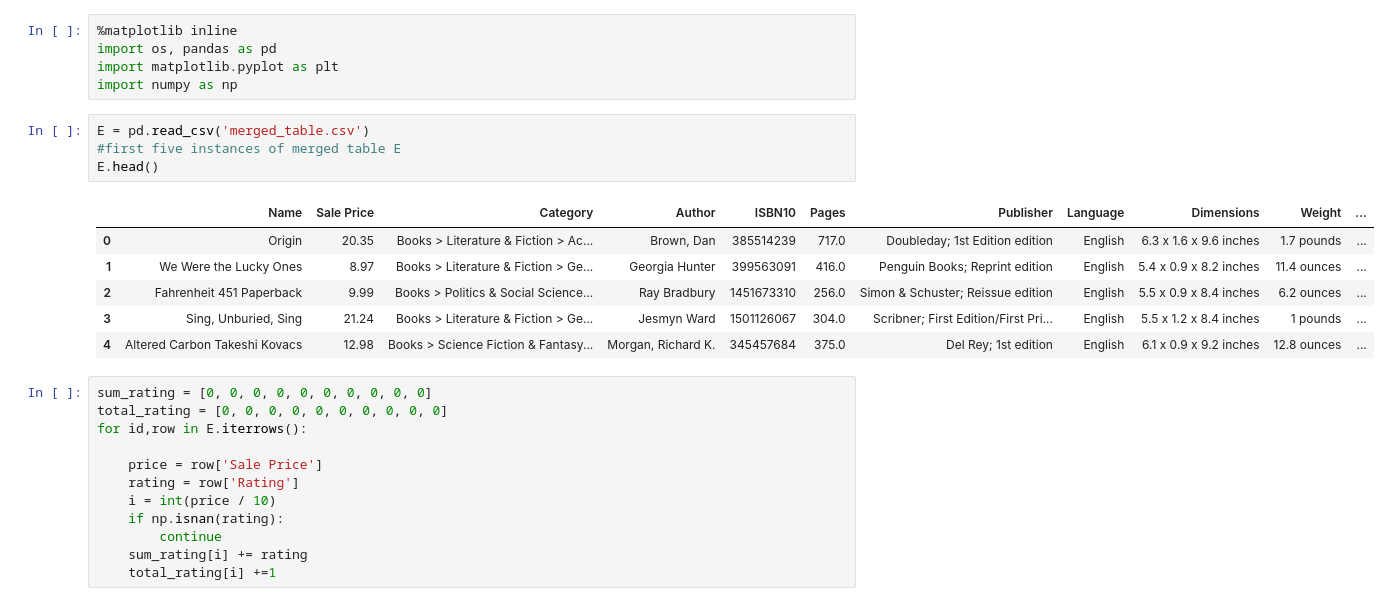
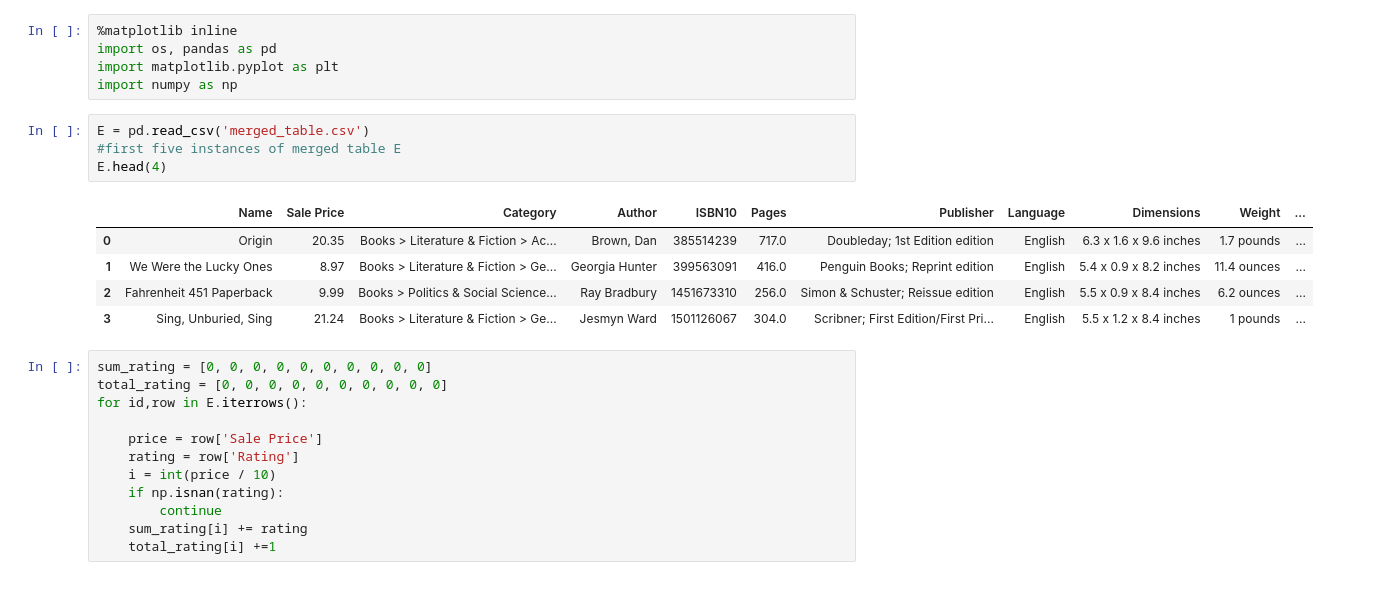
Before and after one commit to deepanshugera/data-analysis-cs839, a Jupyter notebook: Analysis.ipynb, the cells around one changed output. Cells and saved outputs as stored; diff of their text form.

```diff
--- a/Analysis.ipynb
+++ b/Analysis.ipynb
@@ -6,14 +6,13 @@ import numpy as np
 # %%
 E = pd.read_csv('merged_table.csv')
 #first five instances of merged table E
-E.head()
+E.head(4)
 # %% [output]
 |  | Name | Sale Price | Category | Author | ISBN10 | Pages | Publisher | Language | Dimensions | Weight | ... |
 | 0 | Origin | 20.35 | Books > Literature & Fiction > Ac... | Brown, Dan | 385514239 | 717.0 | Doubleday; 1st Edition edition | English | 6.3 x 1.6 x 9.6 inches | 1.7 pounds | ... |
 | 1 | We Were the Lucky Ones | 8.97 | Books > Literature & Fiction > Ge... | Georgia Hunter | 399563091 | 416.0 | Penguin Books; Reprint edition | English | 5.4 x 0.9 x 8.2 inches | 11.4 ounces | ... |
 | 2 | Fahrenheit 451 Paperback | 9.99 | Books > Politics & Social Science... | Ray Bradbury | 1451673310 | 256.0 | Simon & Schuster; Reissue edition | English | 5.5 x 0.9 x 8.4 inches | 6.2 ounces | ... |
 | 3 | Sing, Unburied, Sing | 21.24 | Books > Literature & Fiction > Ge... | Jesmyn Ward | 1501126067 | 304.0 | Scribner; First Edition/First Pri... | English | 5.5 x 1.2 x 8.4 inches | 1 pounds | ... |
-| 4 | Altered Carbon Takeshi Kovacs | 12.98 | Books > Science Fiction & Fantasy... | Morgan, Richard K. | 345457684 | 375.0 | Del Rey; 1st edition | English | 6.1 x 0.9 x 9.2 inches | 12.8 ounces | ... |
 # %%
 sum_rating = [0, 0, 0, 0, 0, 0, 0, 0, 0, 0]
 total_rating = [0, 0, 0, 0, 0, 0, 0, 0, 0, 0]
```
Also changed, not shown: parts of 3 cells of this notebook, 1 other file.
